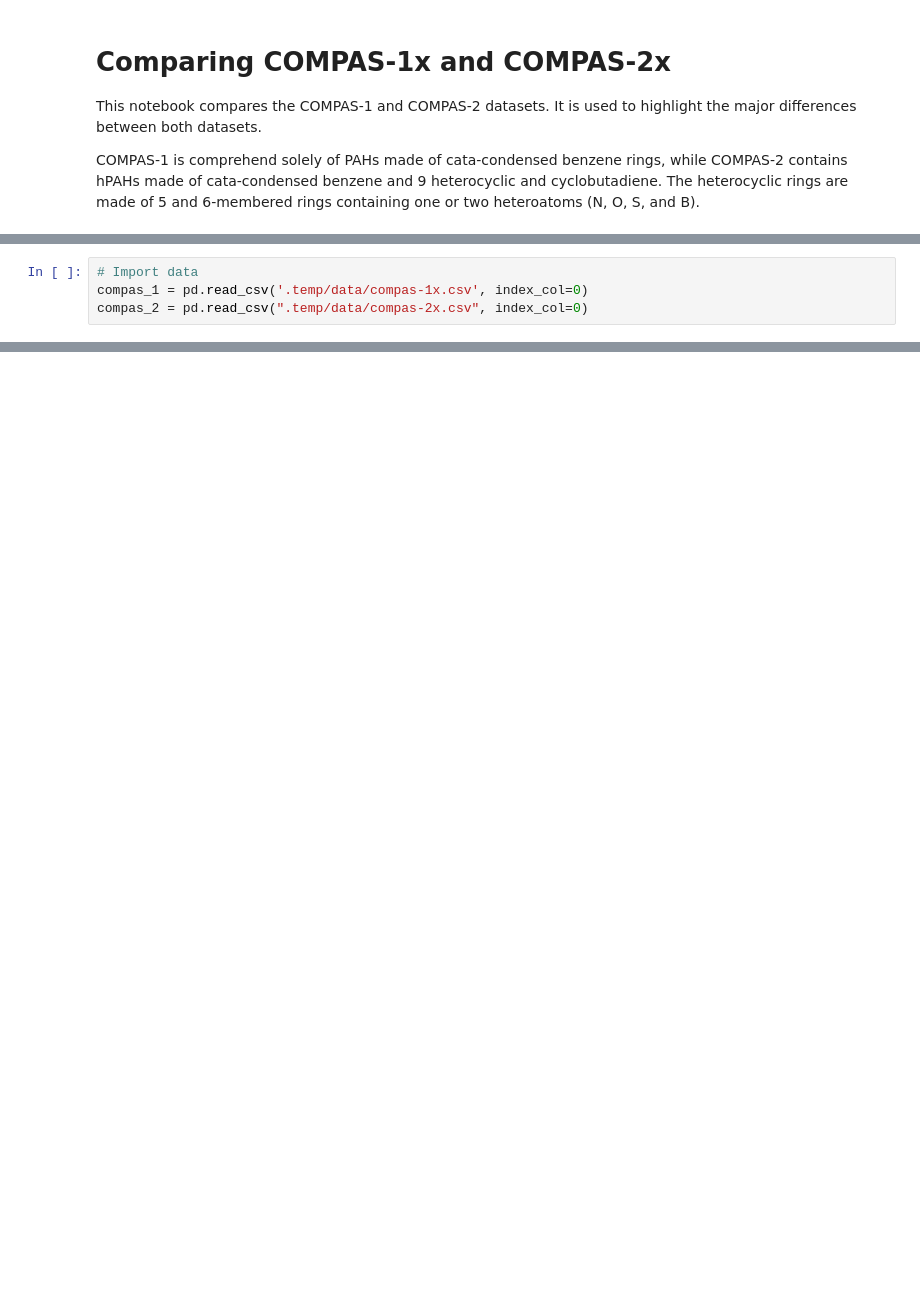
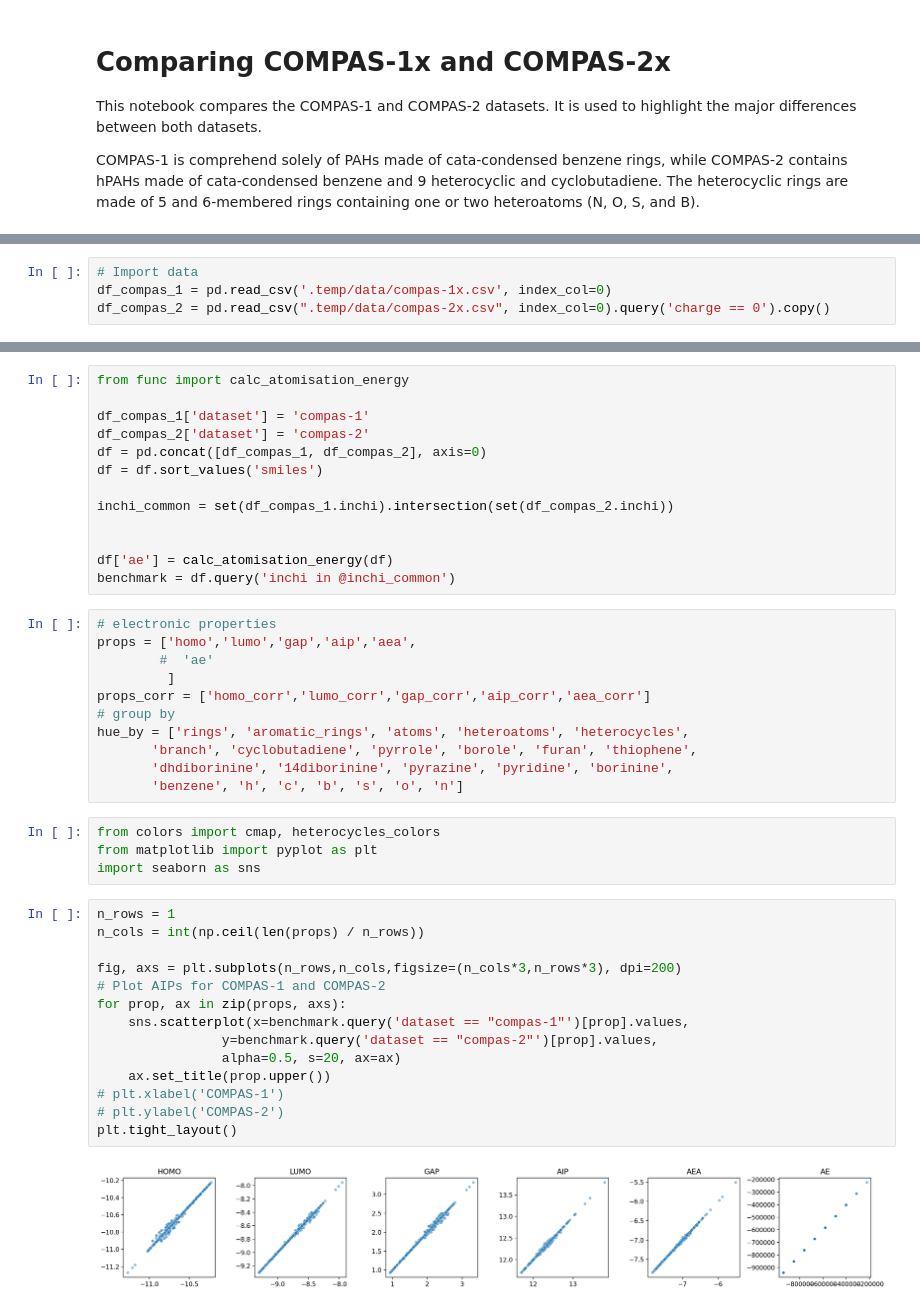
Before and after one commit to e-mayo/compas-analyisis, a Jupyter notebook: notebooks/compas1_vs_compas2.ipynb, the cells around one changed output, grey strips where cells are left out. Cells and saved outputs as stored; diff of their text form; blank space fills up the shorter version.

Commit message:
update plot the common molecuels in compas 1 and compas 2

```diff
--- a/notebooks/compas1_vs_compas2.ipynb
+++ b/notebooks/compas1_vs_compas2.ipynb
@@ -11,6 +15,6 @@ from pathlib import Path
 # %%
 # Import data
-compas_1 = pd.read_csv('.temp/data/compas-1x.csv', index_col=0)
-compas_2 = pd.read_csv(".temp/data/compas-2x.csv", index_col=0)
+df_compas_1 = pd.read_csv('.temp/data/compas-1x.csv', index_col=0)
+df_compas_2 = pd.read_csv(".temp/data/compas-2x.csv", index_col=0).query('charge == 0').copy()
 # %%
 # Print shape of data
@@ -28,0 +34,44 @@ compas_2 = compas_2.query('charge == 0').copy()
+# %%
+from func import calc_atomisation_energy
+
+df_compas_1['dataset'] = 'compas-1'
+df_compas_2['dataset'] = 'compas-2'
+df = pd.concat([df_compas_1, df_compas_2], axis=0)
+df = df.sort_values('smiles')
+
+inchi_common = set(df_compas_1.inchi).intersection(set(df_compas_2.inchi))
+
+
+df['ae'] = calc_atomisation_energy(df)
+benchmark = df.query('inchi in @inchi_common')
+# %%
+# electronic properties
+props = ['homo','lumo','gap','aip','aea',
+        #  'ae'
+         ]
+props_corr = ['homo_corr','lumo_corr','gap_corr','aip_corr','aea_corr']
+# group by
+hue_by = ['rings', 'aromatic_rings', 'atoms', 'heteroatoms', 'heterocycles',
+       'branch', 'cyclobutadiene', 'pyrrole', 'borole', 'furan', 'thiophene',
+       'dhdiborinine', '14diborinine', 'pyrazine', 'pyridine', 'borinine',
+       'benzene', 'h', 'c', 'b', 's', 'o', 'n']
+# %%
+from colors import cmap, heterocycles_colors
+from matplotlib import pyplot as plt
+import seaborn as sns
+# %%
+n_rows = 1
+n_cols = int(np.ceil(len(props) / n_rows))
+
+fig, axs = plt.subplots(n_rows,n_cols,figsize=(n_cols*3,n_rows*3), dpi=200)
+# Plot AIPs for COMPAS-1 and COMPAS-2
+for prop, ax in zip(props, axs):
+    sns.scatterplot(x=benchmark.query('dataset == "compas-1"')[prop].values,
+                y=benchmark.query('dataset == "compas-2"')[prop].values,
+                alpha=0.5, s=20, ax=ax)
+    ax.set_title(prop.upper())
+# plt.xlabel('COMPAS-1')
+# plt.ylabel('COMPAS-2')
+plt.tight_layout()
+# %% [output]
+[figure, added]
```
Also changed, not shown: parts of 4 cells of this notebook.
